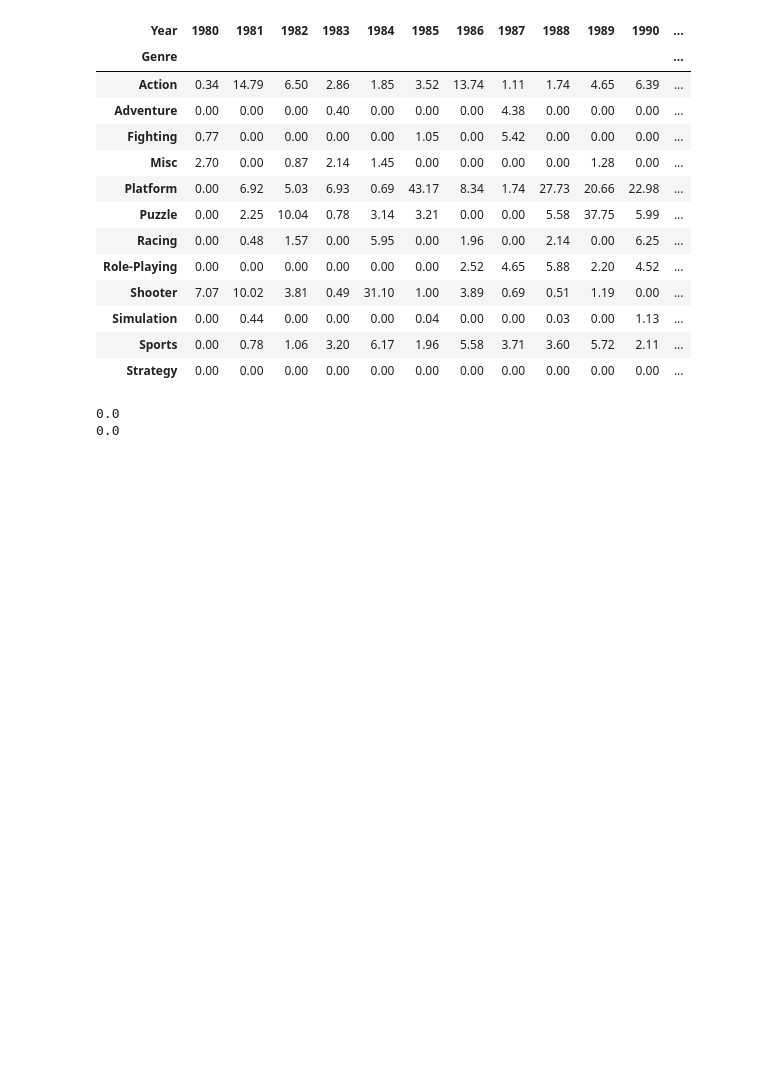
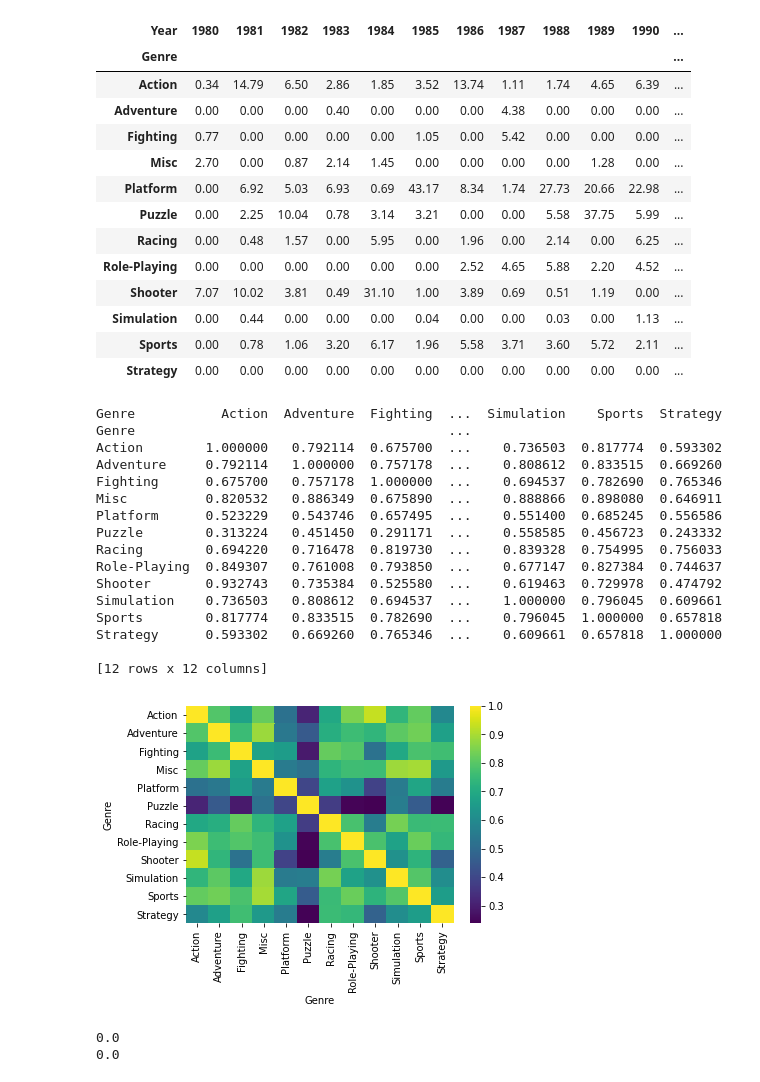
Before and after one commit to ohyunju/projects, a Jupyter notebook: project1/Project1.ipynb, the cells around one changed output. Saved outputs shown, nothing was run; the diff lists cells and outputs as text; code cells hidden in the pictures; blank space fills up the shorter version.

```diff
--- a/project1/Project1.ipynb
+++ b/project1/Project1.ipynb
@@ -507,6 +537,34 @@ year_genre_com
 | Simulation | 0.00 | 0.44 | 0.00 | 0.00 | 0.00 | 0.04 | 0.00 | 0.00 | 0.03 | 0.00 | 1.13 | ... |
 | Sports | 0.00 | 0.78 | 1.06 | 3.20 | 6.17 | 1.96 | 5.58 | 3.71 | 3.60 | 5.72 | 2.11 | ... |
 | Strategy | 0.00 | 0.00 | 0.00 | 0.00 | 0.00 | 0.00 | 0.00 | 0.00 | 0.00 | 0.00 | 0.00 | ... |
+# %%
+#correlation 으로 확인하는 것이 유의미하다고 판단
+corr_year_genre = year_genre_com.T.corr()
+print(corr_year_genre)
+
+import seaborn as sns
+import matplotlib.pyplot as plt
+
+sns.heatmap(corr_year_genre, cmap='viridis')
+plt.show()
+# %% [output]
+Genre           Action  Adventure  Fighting  ...  Simulation    Sports  Strategy
+Genre                                        ...
+Action        1.000000   0.792114  0.675700  ...    0.736503  0.817774  0.593302
+Adventure     0.792114   1.000000  0.757178  ...    0.808612  0.833515  0.669260
+Fighting      0.675700   0.757178  1.000000  ...    0.694537  0.782690  0.765346
+Misc          0.820532   0.886349  0.675890  ...    0.888866  0.898080  0.646911
+Platform      0.523229   0.543746  0.657495  ...    0.551400  0.685245  0.556586
+Puzzle        0.313224   0.451450  0.291171  ...    0.558585  0.456723  0.243332
+Racing        0.694220   0.716478  0.819730  ...    0.839328  0.754995  0.756033
+Role-Playing  0.849307   0.761008  0.793850  ...    0.677147  0.827384  0.744637
+Shooter       0.932743   0.735384  0.525580  ...    0.619463  0.729978  0.474792
+Simulation    0.736503   0.808612  0.694537  ...    1.000000  0.796045  0.609661
+Sports        0.817774   0.833515  0.782690  ...    0.796045  1.000000  0.657818
+Strategy      0.593302   0.669260  0.765346  ...    0.609661  0.657818  1.000000
+
+[12 rows x 12 columns]
+[figure, added]
 # %%
 # 연도, 장르 두 변수간 연관성 유무를 확인하기 위해 chi2_contingency 테스트 사용
 from scipy.stats import chi2_contingency
```
Also changed, not shown: parts of 6 cells of this notebook.
